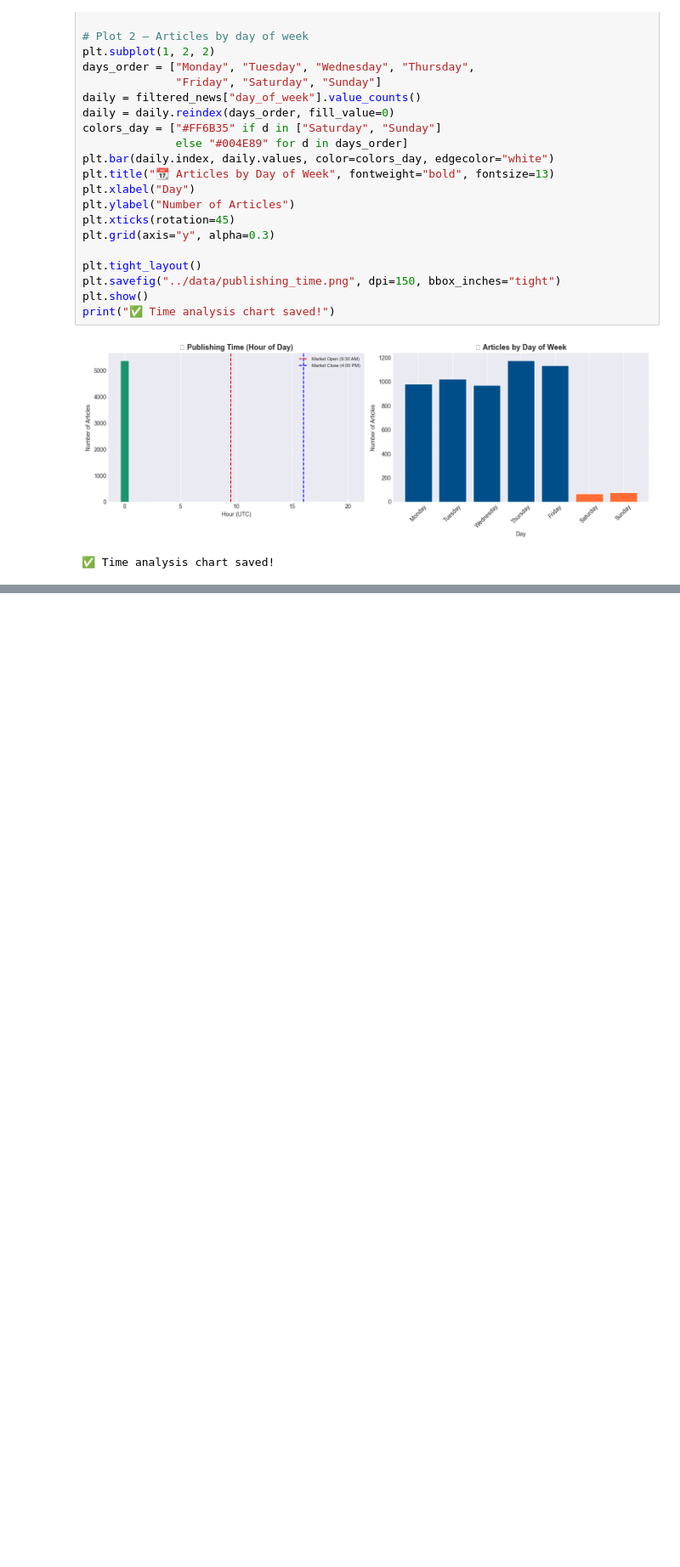
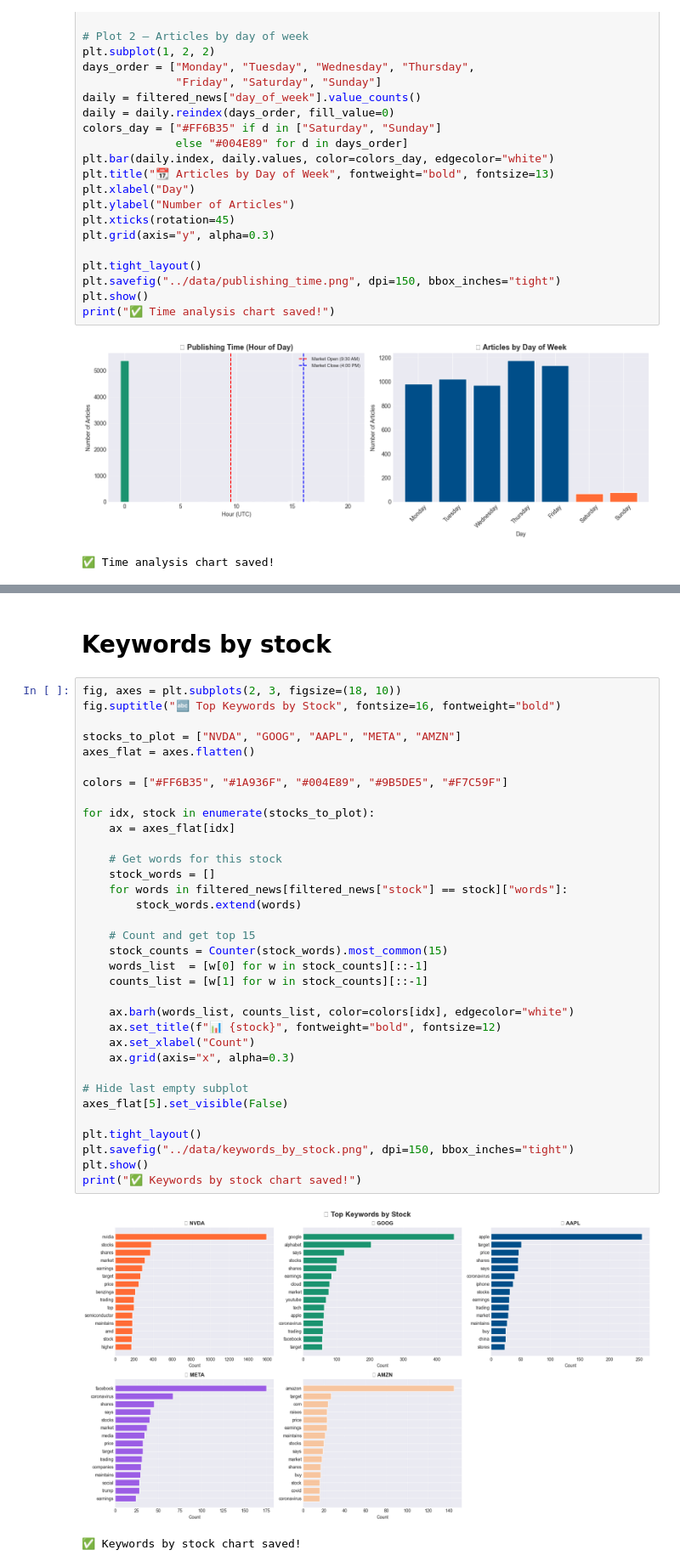
Before and after one commit to Eyu12/financial-news-sentiment, a Jupyter notebook: notebooks/01_eda_financial_news.ipynb, the cells around one changed output, grey strips where cells are left out. Shown at 85% size. Drawn from its saved outputs; the diff is of its cells as text; blank space fills up the shorter version.

```diff
--- a/notebooks/01_eda_financial_news.ipynb
+++ b/notebooks/01_eda_financial_news.ipynb
@@ -432,0 +523,39 @@ print("✅ Time analysis chart saved!")
+# %% [markdown]
+# Keywords by stock
+# %%
+fig, axes = plt.subplots(2, 3, figsize=(18, 10))
+fig.suptitle("🔤 Top Keywords by Stock", fontsize=16, fontweight="bold")
+
+stocks_to_plot = ["NVDA", "GOOG", "AAPL", "META", "AMZN"]
+axes_flat = axes.flatten()
+
+colors = ["#FF6B35", "#1A936F", "#004E89", "#9B5DE5", "#F7C59F"]
+
+for idx, stock in enumerate(stocks_to_plot):
+    ax = axes_flat[idx]
+
+    # Get words for this stock
+    stock_words = []
+    for words in filtered_news[filtered_news["stock"] == stock]["words"]:
+        stock_words.extend(words)
+
+    # Count and get top 15
+    stock_counts = Counter(stock_words).most_common(15)
+    words_list  = [w[0] for w in stock_counts][::-1]
+    counts_list = [w[1] for w in stock_counts][::-1]
+
+    ax.barh(words_list, counts_list, color=colors[idx], edgecolor="white")
+    ax.set_title(f"📊 {stock}", fontweight="bold", fontsize=12)
+    ax.set_xlabel("Count")
+    ax.grid(axis="x", alpha=0.3)
+
+# Hide last empty subplot
+axes_flat[5].set_visible(False)
+
+plt.tight_layout()
+plt.savefig("../data/keywords_by_stock.png", dpi=150, bbox_inches="tight")
+plt.show()
+print("✅ Keywords by stock chart saved!")
+# %% [output]
+[figure, added]
+✅ Keywords by stock chart saved!
```
Also changed, not shown: parts of 6 cells of this notebook.
